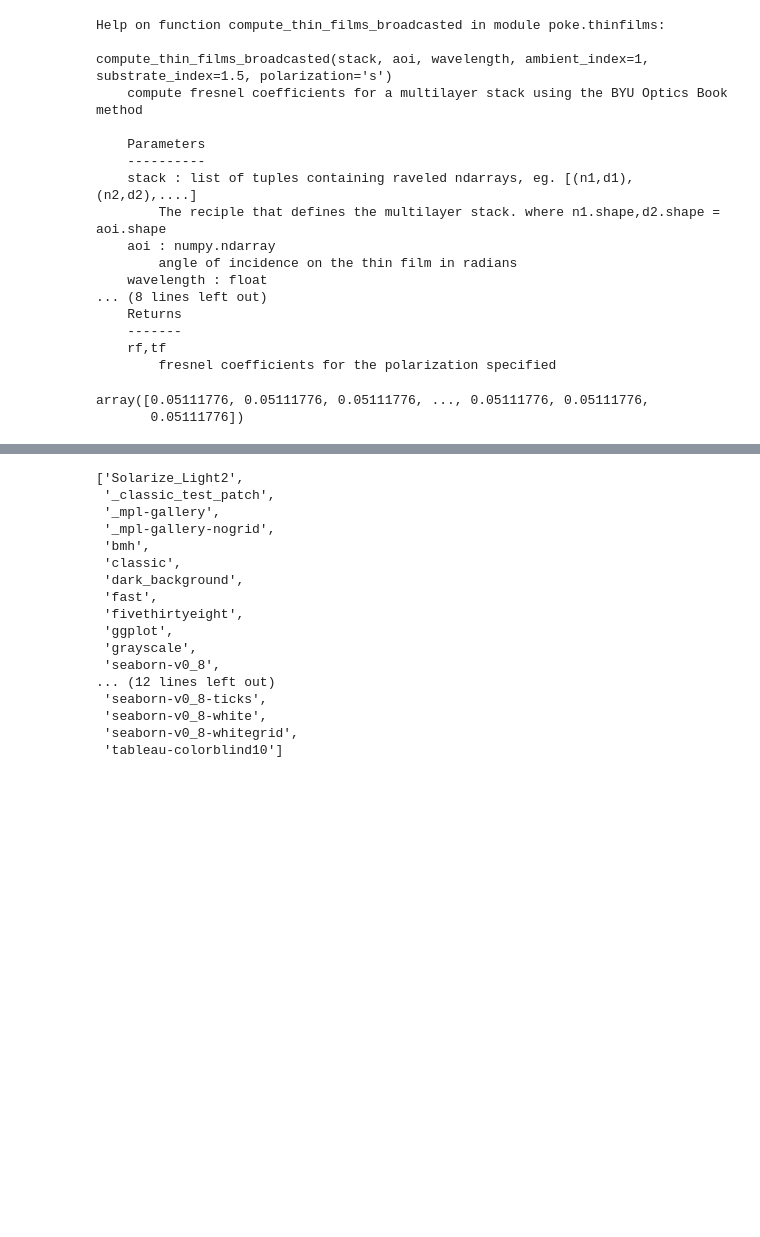
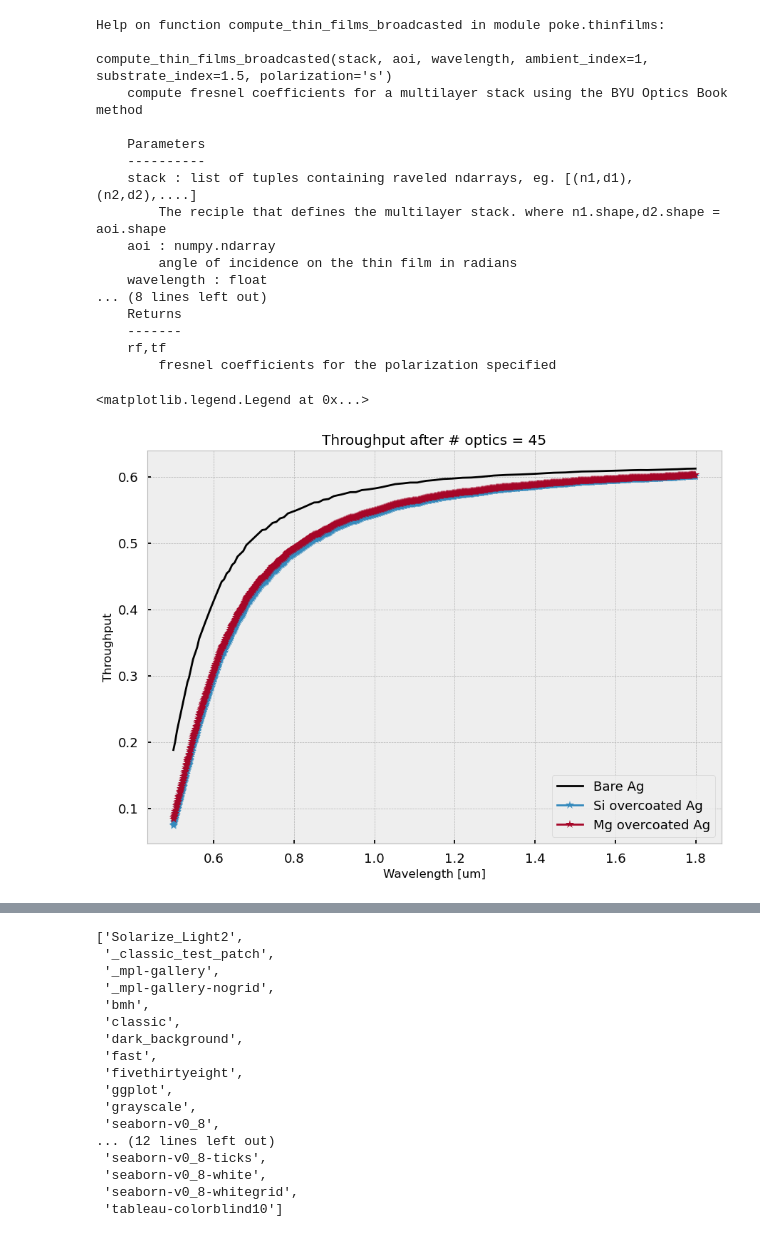
Before and after one commit to Jashcraf/gmagaox-films, a Jupyter notebook: high_reflector.ipynb, the cells around one changed output, grey strips where cells are left out. Cells and saved outputs as stored; diff of their text form; code cells hidden in the pictures; blank space fills up the shorter version.

```diff
--- a/high_reflector.ipynb
+++ b/high_reflector.ipynb
@@ -78,11 +92,6 @@ def high_reflector_d(nf,ns,wl,aoi):
     lam_scale = wl / (4 * np.pi)
 
     return -np.real(atan * lam_scale)
-# %%
-d_film_Nb
-# %% [output]
-array([0.05111776, 0.05111776, 0.05111776, ..., 0.05111776, 0.05111776,
-       0.05111776])
 # %%
 # Try a simple silver layer
 rs,rp = fresnel_coefficients(aoi,1,n_Ag(wl),mode='reflect')
@@ -121,4 +152,34 @@ R_coated_Ta = R_from_fresnel(rs,rp)
 rs,_ = compute_thin_films_broadcasted(stack_Nb,aoi,wl,substrate_index=n_Ag(wl),polarization='s')
 rp,_ = compute_thin_films_broadcasted(stack_Nb,aoi,wl,substrate_index=n_Ag(wl),polarization='p')
 R_coated_Nb = R_from_fresnel(rs,rp)
+# %%
+from mpl_toolkits.axes_grid1.inset_locator import mark_inset, zoomed_inset_axes
+
+plt.style.use('bmh')
+
+# Inset 1
+# axins = fig.add_axes([0.6, 0.4, 0.25, 0.25])
+# PlotLines(axins)
+# x1, x2, y1, y2 = 1.88, 1.95, 0.982, 0.993
+# axins.set_xlim(x1, x2)
+# axins.set_ylim(y1, y2)
+# axins.tick_params(length=0,labelleft=False, labelbottom=False)
+# mark_inset(ax, axins, loc1=4, loc2=2, fc="none", ec="0",color='k',alpha=1,lw=2,zorder=10)
+
+
+noptics = 45
+
+plt.figure()
+plt.title(f'Throughput after # optics = {noptics}')
+plt.plot(wl,R_bare_Ag**noptics,label='Bare Ag',color='black')
+plt.plot(wl,R_coated_Si**noptics,label='Si overcoated Ag',marker='*')
+plt.plot(wl,R_coated_Mg**noptics,label='Mg overcoated Ag',marker='*')
+# plt.plot(wl,R_coated_Ta**noptics,label='Ta overcoated Ag',marker='o')
+# plt.plot(wl,R_coated_Nb**noptics,label='Nb overcoated Ag',marker='.')
+plt.ylabel('Throughput')
+plt.xlabel('Wavelength [um]')
+plt.legend()
+# %% [output]
+<matplotlib.legend.Legend at 0x...>
+[figure, added]
 # %%
```
Also changed, not shown: parts of 6 cells of this notebook, 2 other files.
